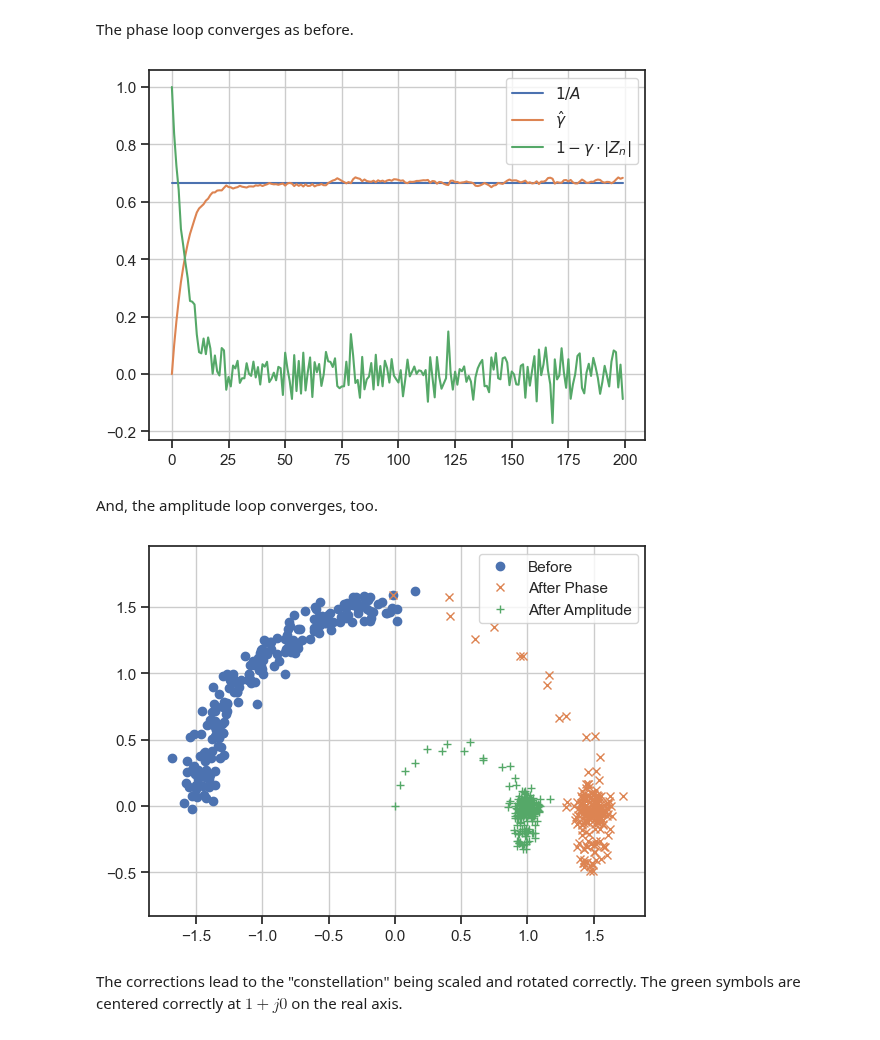
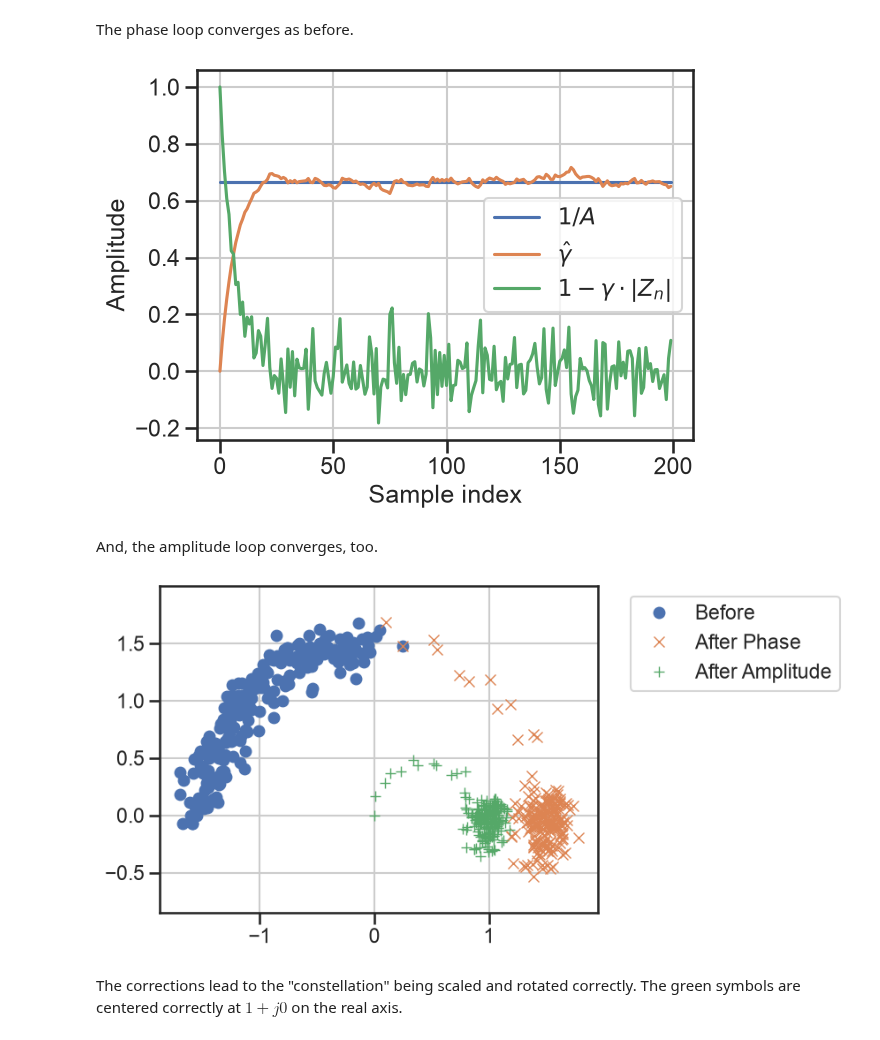
Before and after one commit to bepepa/dc_632_26, a Jupyter notebook: notebooks/070_tracking_loops.ipynb, the cells around one changed output. Cells and saved outputs as stored; diff of their text form; code cells hidden in the pictures.

```diff
--- a/notebooks/070_tracking_loops.ipynb
+++ b/notebooks/070_tracking_loops.ipynb
@@ -419,7 +247,7 @@ The final function measures the phase error between the received signal $Z_n$ an
 
 However, before we can measure the phase error, any information symbols $s_n$ must be stripped off from the received signal $Z_n$.
 # %%
-def measure_phase(X_n, s_n=1):
+def measure_phase(X_n:complex, s_n:complex=1) -> float:
     """measure the phase of modulated symbol
 
     It is assumed that X_n = s_n * exp(j dphi) + N_n, where s_n is an information symbol
@@ -719,11 +574,11 @@ The tracking loop discussed above can be used for this purpose as long as we rep
 
 Thus, we need two additional functions for the amplitude tracking loop.
 # %%
-def scale_amplitude(Z_n, gamma):
+def scale_amplitude(Z_n: complex, gamma: float) -> complex:
     """Scale the amplitude of the input signal
 
     Inputs:
-    Z_n - signal to be phase corrected
+    Z_n - signal to be amplitude corrected
     gamma - amplitude correction to apply
 
     Returns:
@@ -731,14 +586,14 @@ def scale_amplitude(Z_n, gamma):
     """
     return Z_n * gamma
 # %%
-def measure_amplitude_error(X_n, s_n=1):
+def measure_amplitude_error(X_n: complex, s_n: complex = 1) -> float:
     """measure the amplitude error of modulated symbol
 
     It is assumed that X_n = s_n * A + N_n, where s_n is an information symbol
     and N_n is noise. The goal is to estimate the gain gamma such that A * gamma = 1
 
     Inputs:
-    X_n - sample of phase-rotated signal
+    X_n - sample of amplitude-scaled signal
     s_n - information symbol (default: 1)
 
     Returns:
@@ -845,7 +702,9 @@ HP = Second_Order_Filter(alpha1, alpha2)
 SP = Integrator()
 
 # make a received signal with both amplitude and phase error
-Z = s * amplitude_error * np.exp(1j * phase_error) + 1/np.sqrt(2*SNR) * (np.random.randn(N) + 1j * np.random.randn(N))
+Z = (s * amplitude_error * np.exp(1j * phase_error) +
+     amplitude_error/np.sqrt(2*SNR) * (np.random.randn(N) + 1j * np.random.randn(N))
+)
 
 # run the tracking loops
 for n in range(N):
@@ -884,25 +745,27 @@ plt.plot(1/amplitude_error, label=r'$1/A$')
 plt.plot(gamma, label=r'$\hat{\gamma}$')
 plt.plot(dA, label=r'$1 - \gamma \cdot |Z_n|$')
 
+plt.ylabel('Amplitude')
+plt.xlabel('Sample index')
 plt.grid()
 plt.legend()
 
 plt.show()
 # %% [output]
-[figure, old version]
+[figure, new version]
 # %% [markdown]
 And, the amplitude loop converges, too.
 # %%
 # Scatter plot of input before and after phase and amplitude corrections
 plt.plot(Z.real, Z.imag, 'o', label='Before')
 plt.plot(x.real, x.imag, 'x', label='After Phase')
 plt.plot(y.real, y.imag, '+', label='After Amplitude')
 plt.grid()
 plt.axis('equal')
-plt.legend()
+plt.legend(bbox_to_anchor=(1.05, 1), loc='upper left')
 plt.show()
 # %% [output]
-[figure, old version]
+[figure, new version]
 # %% [markdown]
 The corrections lead to the "constellation" being scaled and rotated correctly. The green symbols are centered correctly at $1+j0$ on the real axis.
 # %% [markdown]
```
Also changed, not shown: parts of 72 cells of this notebook.
